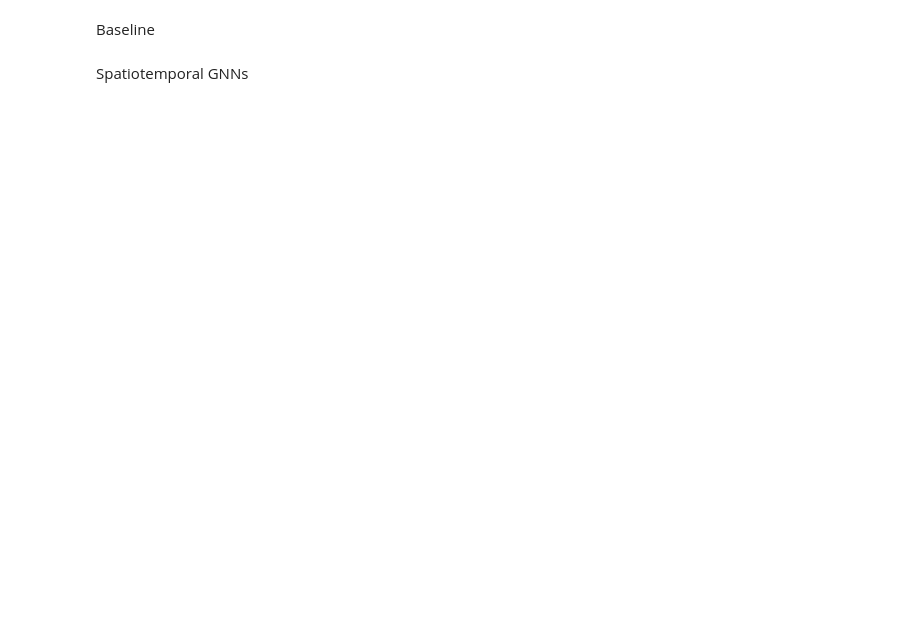
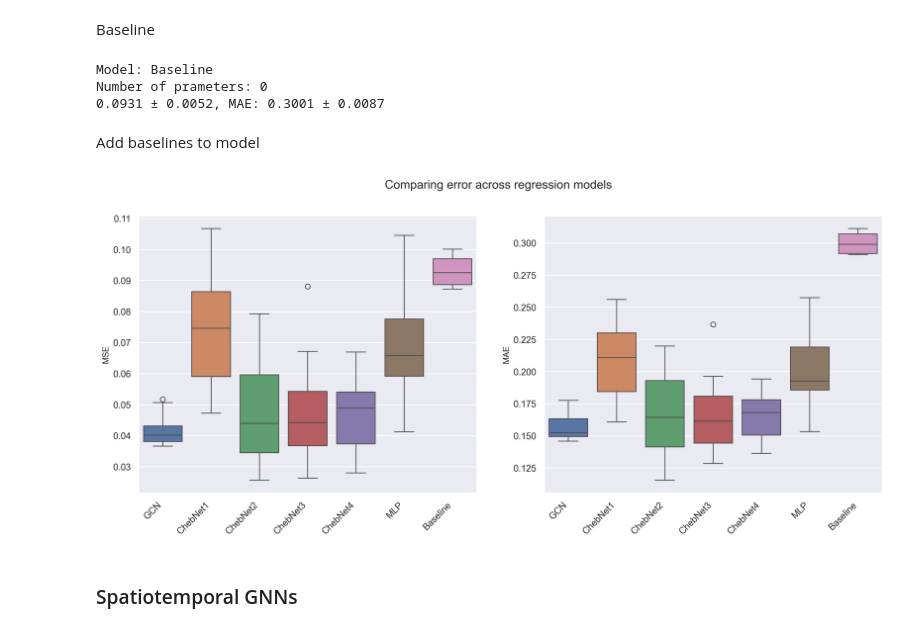
Before and after one commit to hans-riess/pygsig, a Jupyter notebook: brownian.ipynb, the cells around one changed output. Drawn from its saved outputs; the diff is of its cells as text; code cells hidden in the pictures; blank space fills up the shorter version.

```diff
--- a/brownian.ipynb
+++ b/brownian.ipynb
@@ -292,28 +304,82 @@ Number of parameters: 977
+# %%
+MSE = np.array(mse_models)
+MAE = np.array(mae_models)
 # %% [markdown]
 Baseline
 # %%
 mse_base = []
 mae_base = []
 with torch.no_grad():
+    mse_split = []
+    mae_split = []
     for split in range(num_splits):
-            # create splits
-        train_indices, test_indices = splits[split]
+        train_indices, _, test_indices = splits[split]
         train_mask = torch.zeros(num_nodes, dtype=torch.bool)
         test_mask = torch.zeros(num_nodes, dtype=torch.bool)
         train_mask[train_indices] = True
         test_mask[test_indices] = True
+
+        mse_run = []
+        mae_run = []
         for run,data in enumerate(dataset):
+            mse_trial = []
+            mae_trial = []
             for trial in range(num_trials):
                 # Baseline
                 out = torch.mean(data.y[train_mask]).item() * torch.ones(data.num_nodes)
-                mse_base.append( mean_squared_error(data.y[test_mask],out[test_mask]) )
-                mae_base.append( mean_absolute_error(data.y[test_mask],out[test_mask]) )
+                mse_trial.append( mean_squared_error(data.y[test_mask],out[test_mask]) )
+                mae_trial.append( mean_absolute_error(data.y[test_mask],out[test_mask]) )
+            mse_run.append(mse_trial)
+            mae_run.append(mae_trial)
+        mse_split.append(mse_run)
+        mae_split.append(mae_run)
+    mse_base.append(mse_split)
+    mae_base.append(mae_split)
+
 
 print('Model: Baseline')
 print(f'Number of prameters: {0}')
 print(f'{np.mean(mse_base):.4f} ± {np.std(mse_base):.4f}, MAE: {np.mean(mae_base):.4f} ± {np.std(mae_base):.4f} ')
+# %% [output]
+Model: Baseline
+Number of prameters: 0
+0.0931 ± 0.0052, MAE: 0.3001 ± 0.0087
-# %% [markdown]
-Spatiotemporal GNNs
+# %% [markdown]
+Add baselines to model
+# %%
+MSE = np.concatenate([MSE,np.array(mse_base)],axis=0)
+MAE = np.concatenate([MAE,np.array(mae_base)],axis=0)
+# %%
+import seaborn as sns
+import matplotlib.pyplot as plt
+
+model_names = [ 'GCN','ChebNet1','ChebNet2','ChebNet3','ChebNet4', 'MLP', 'Baseline']
+
+box_mse = np.reshape(MSE,(-1,num_splits*num_runs*num_trials))
+box_mae = np.reshape(MAE,(-1,num_splits*num_runs*num_trials))
+
+# Set the seaborn theme
+sns.set_theme(style="darkgrid")
+
+# Create subplots with 1 row and 2 columns
+fig, (axis1, axis2) = plt.subplots(1, 2, figsize=(16, 6),dpi=300)
+
+# Plot MSE
+sns.boxplot(data=[box_mse[i] for i in range(len(model_names))], ax=axis1)
+axis1.set_ylabel('MSE', fontsize=10)  # Set the font size for the y-axis label
+axis1.set_xticklabels(model_names, rotation=45, ha='right')  # Set the x-axis tick labels
+
+# Plot MAE
+sns.boxplot(data=[box_mae[i] for i in range(len(model_names))], ax=axis2)
+axis2.set_ylabel('MAE', fontsize=10)  # Set the font size for the y-axis label
+axis2.set_xticklabels(model_names, rotation=45, ha='right')  # Set the x-axis tick labels
+
+fig.suptitle('Comparing error across regression models')
+plt.show()
+# %% [output]
+[figure, added]
+# %% [markdown]
+### Spatiotemporal GNNs
 # %%
 import torch
 import torch.nn as nn
```
Also changed, not shown: parts of 8 cells of this notebook, 5 other files.
